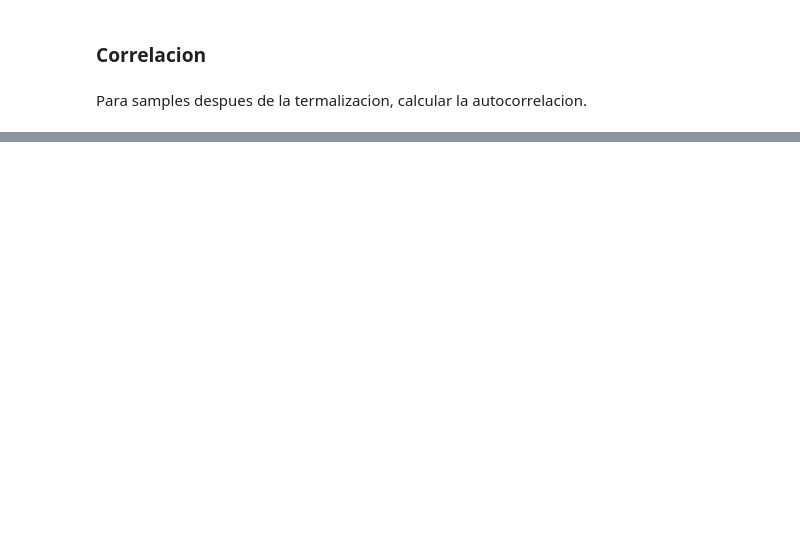
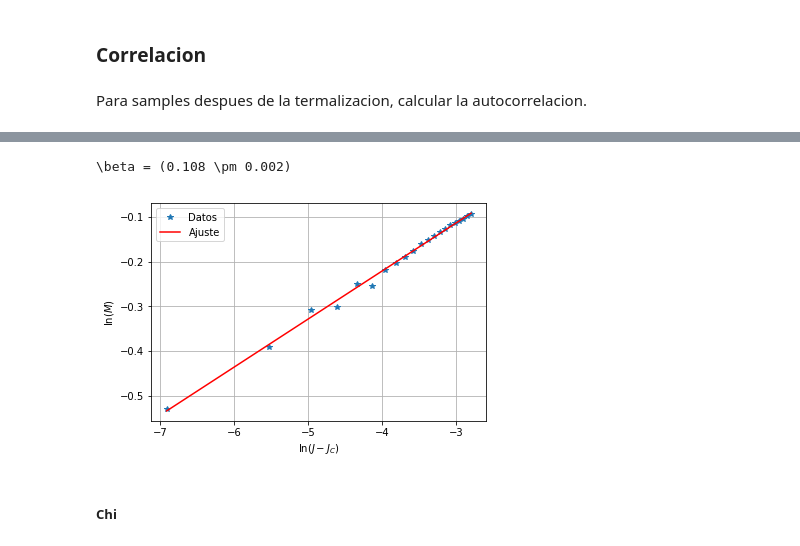
Before and after one commit to gonzalezzfelipe/computacional, a Jupyter notebook: practica/trabajo_2/python/playground.ipynb, the cells around one changed output, grey strips where cells are left out. Cells and saved outputs as stored; diff of their text form; code cells hidden in the pictures; blank space fills up the shorter version.

```diff
--- a/practica/trabajo_2/python/playground.ipynb
+++ b/practica/trabajo_2/python/playground.ipynb
@@ -68,0 +104,22 @@ plt.show()
+# %%
+adjustment = grouped
+
+x = np.log(adjustment.j - 0.439)
+y = np.log(adjustment.m)
+coeffs, cov = np.polyfit(x, y, 1, cov=True)
+
+print(r'\beta = ({:.3f} \pm {:.3f})'.format(coeffs[0], np.sqrt(cov[0,0])))
+
+plt.plot(x, y, '*', label='Datos')
+plt.plot(x, coeffs[0] * x + coeffs[1], 'r', label='Ajuste')
+plt.grid()
+plt.legend()
+plt.xlabel('$\ln(J - J_C)$')
+plt.ylabel('$\ln(M)$')
+plt.savefig('../ising/images/ajuste_beta.png')
+plt.show()
+# %% [output]
+\beta = (0.108 \pm 0.002)
+[figure, added]
+# %% [markdown]
+##### Chi
```
Also changed, not shown: parts of 26 cells of this notebook, 24 other files.
